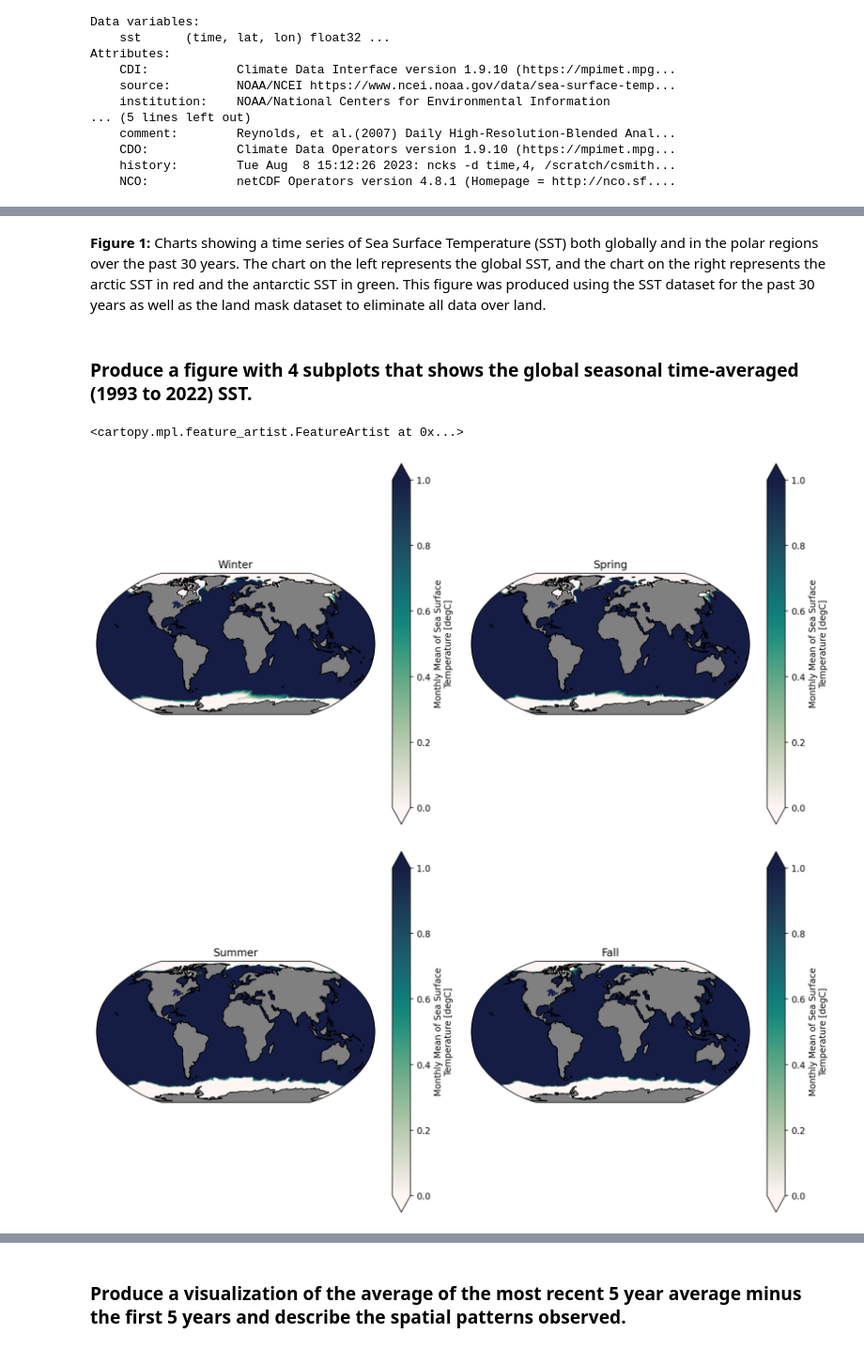
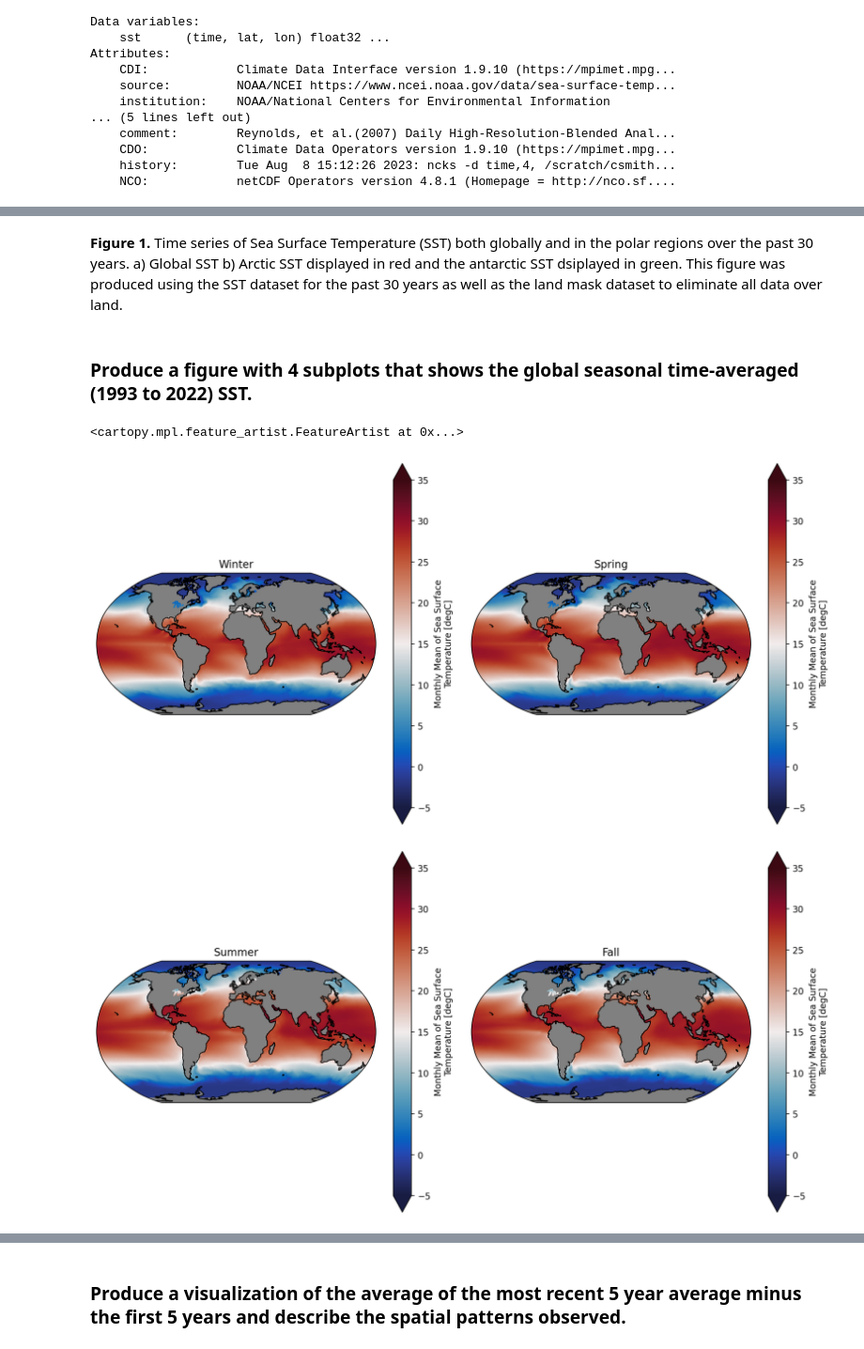
Before and after one commit to EES-3506-5506/Krzystek_Unit5, a Jupyter notebook: notebooks/SST_Observations_Notebook.ipynb, the cells around one changed output, grey strips where cells are left out. Shown at 94% size. Drawn from its saved outputs; the diff is of its cells as text; code cells hidden in the pictures.

```diff
--- a/notebooks/SST_Observations_Notebook.ipynb
+++ b/notebooks/SST_Observations_Notebook.ipynb
@@ -163,5 +163,5 @@ ax1.legend()
 # %% [markdown]
-**Figure 1:** Charts showing a time series of Sea Surface Temperature (SST) both globally and in the polar regions over the past 30 years. The chart on the left represents the global SST, and the chart on the right represents the arctic SST in red and the antarctic SST in green. This figure was produced using the SST dataset for the past 30 years as well as the land mask dataset to eliminate all data over land.
+**Figure 1.** Time series of Sea Surface Temperature (SST) both globally and in the polar regions over the past 30 years. a) Global SST b) Arctic SST displayed in red and the antarctic SST dsiplayed in green. This figure was produced using the SST dataset for the past 30 years as well as the land mask dataset to eliminate all data over land.
 # %% [markdown]
 ### Produce a figure with 4 subplots that shows the global seasonal time-averaged (1993 to 2022) SST.
 # %%
@@ -173,41 +173,41 @@ SON = SST_seasons.sel(season='SON')
 
 import cmocean
 import cartopy.crs as ccrs
 subplot_kws=dict(projection=ccrs.Robinson(),
                  facecolor='grey')
 fig, (ax0,ax1) = plt.subplots(nrows = 1, ncols = 2, subplot_kw = subplot_kws)
 #plotting the first two seasons on the first figure
 DJF.plot( ax=ax0,
-            cmap=cmocean.cm.tempo,
-            vmin=0,vmax=1, extend='both',
+            cmap=cmocean.cm.balance,
+            vmin=-5,vmax=35, extend='both',
              transform= ccrs.PlateCarree())
 MAM.plot( ax=ax1,
-            cmap=cmocean.cm.tempo,
-            vmin=0,vmax=1, extend='both',
+            cmap=cmocean.cm.balance,
+            vmin=-5,vmax=35, extend='both',
              transform= ccrs.PlateCarree())
 plt.tight_layout()
 ax0.set_title('Winter')
 ax1.set_title('Spring')
 ax0.coastlines()
 ax1.coastlines()
 
 #plotting the last two seasons on the second figure
 fig, (ax0,ax1) = plt.subplots(nrows = 1, ncols = 2, subplot_kw = subplot_kws)
 JJA.plot( ax=ax0,
-            cmap=cmocean.cm.tempo,
-            vmin=0,vmax=1, extend='both',
+            cmap=cmocean.cm.balance,
+            vmin=-5,vmax=35, extend='both',
              transform= ccrs.PlateCarree())
 SON.plot( ax=ax1,
-            cmap=cmocean.cm.tempo,
-            vmin=0,vmax=1, extend='both',
+            cmap=cmocean.cm.balance,
+            vmin=-5,vmax=35, extend='both',
              transform= ccrs.PlateCarree())
 plt.tight_layout()
 ax0.set_title('Summer')
 ax1.set_title('Fall')
 ax0.coastlines()
 ax1.coastlines()
 # %% [output]
 <cartopy.mpl.feature_artist.FeatureArtist at 0x...>
-[figure, old version]
+[figure, new version]
-[figure, old version]
+[figure, new version]
 # %% [markdown]
```
Also changed, not shown: parts of 8 cells of this notebook.
